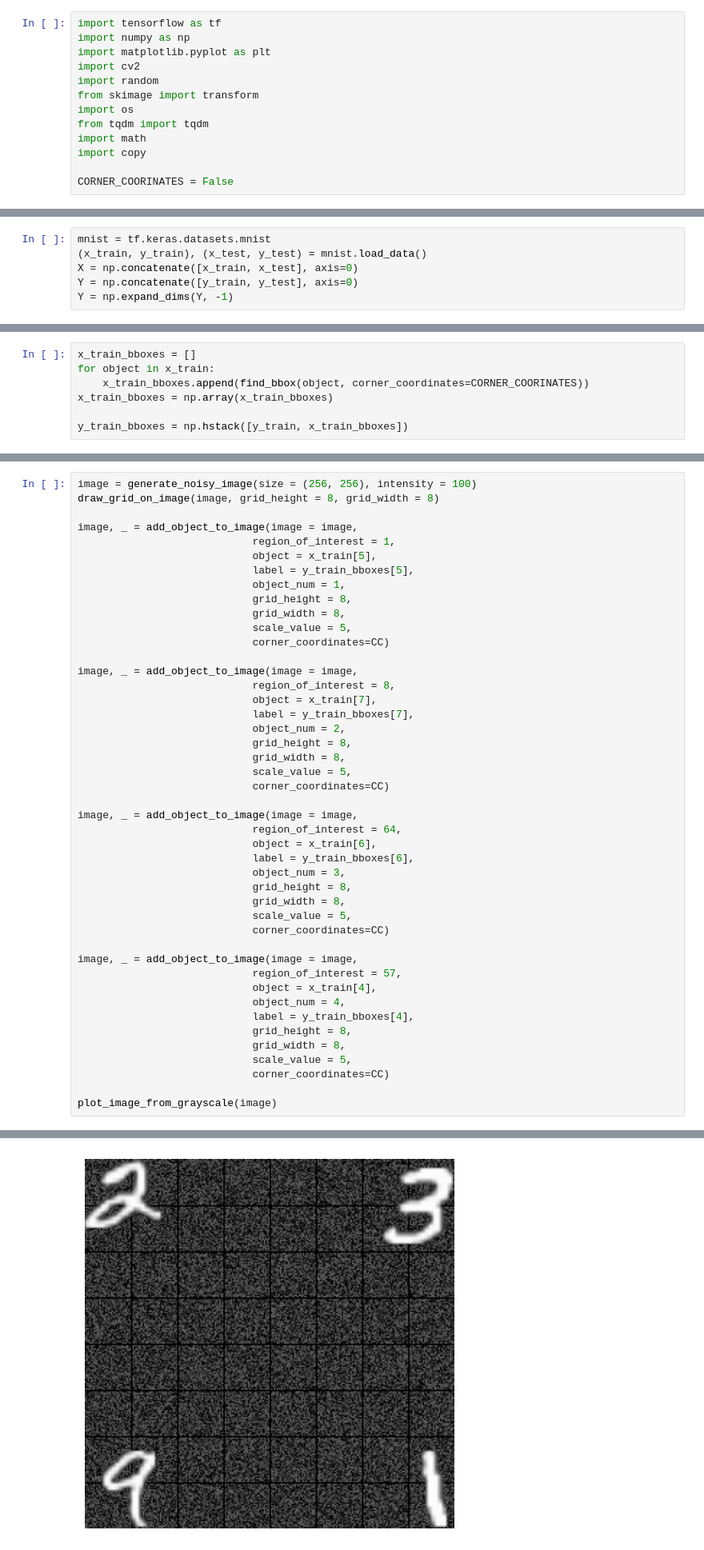
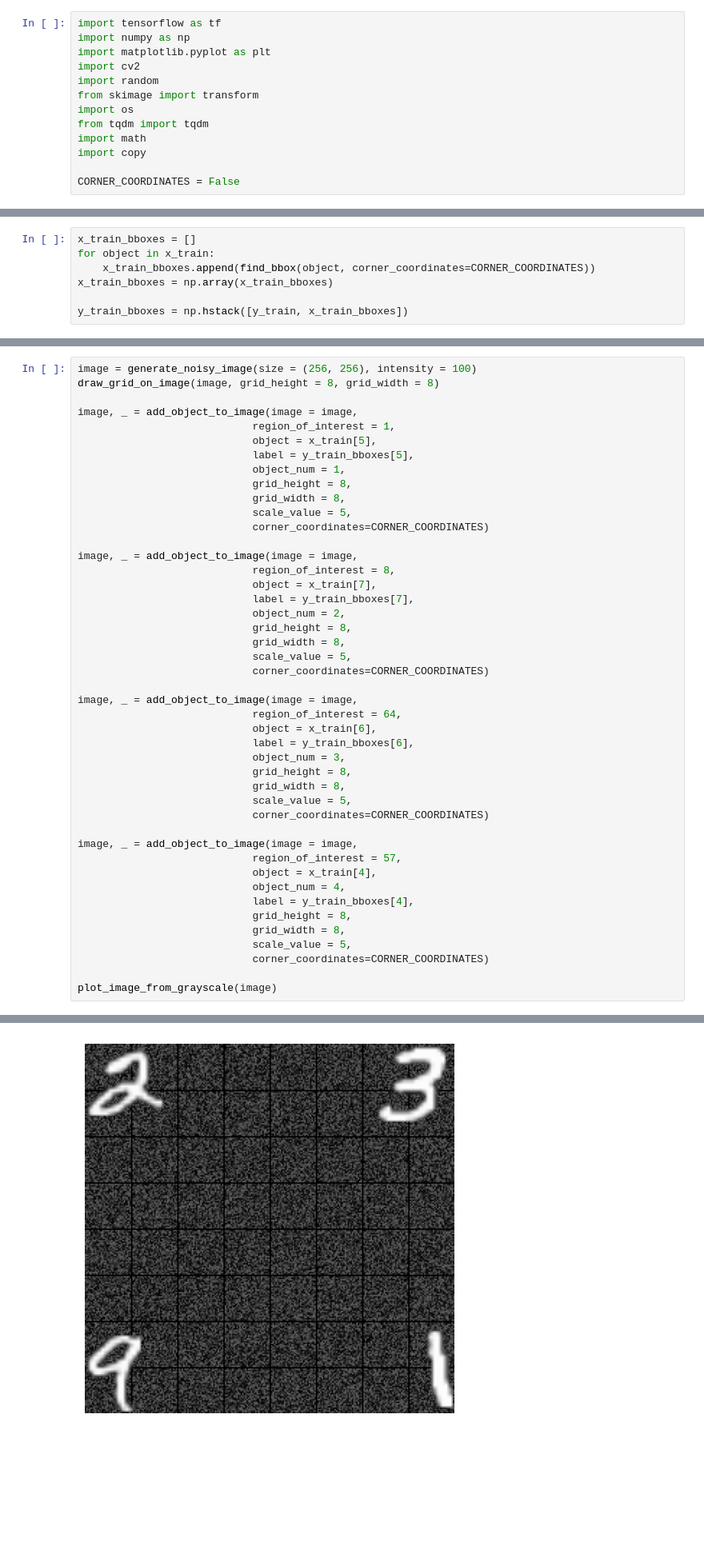
Before and after one commit to Matthew-Weisberg/MNIST_ObjectDetection_Dataset, a Jupyter notebook: MNIST Object Detection Walk Through.ipynb, the cells around one changed output, grey strips where cells are left out. Shown at 80% size. Drawn from its saved outputs; the diff is of its cells as text; blank space fills up the shorter version.

```diff
--- a/MNIST Object Detection Walk Through.ipynb
+++ b/MNIST Object Detection Walk Through.ipynb
@@ -10,7 +10,7 @@ from tqdm import tqdm
 import math
 import copy
 
-CORNER_COORINATES = False
+CORNER_COORDINATES = False
 # %%
 # Load the MNIST dataset
 mnist = tf.keras.datasets.mnist
@@ -23,9 +34,3 @@ rgb_dict_with_function = {i: (random.randint(0, 255), random.randint(0, 255), ra
-# %%
-mnist = tf.keras.datasets.mnist
-(x_train, y_train), (x_test, y_test) = mnist.load_data()
-X = np.concatenate([x_train, x_test], axis=0)
-Y = np.concatenate([y_train, y_test], axis=0)
-Y = np.expand_dims(Y, -1)
 # %%
 def to_center_coordinates(x_min, y_min, x_max, y_max):
     """
@@ -214,7 +219,7 @@ def draw_grid_on_image(image, grid_height, grid_width):
 # %%
 x_train_bboxes = []
 for object in x_train:
-    x_train_bboxes.append(find_bbox(object, corner_coordinates=CORNER_COORINATES))
+    x_train_bboxes.append(find_bbox(object, corner_coordinates=CORNER_COORDINATES))
 x_train_bboxes = np.array(x_train_bboxes)
 
 y_train_bboxes = np.hstack([y_train, x_train_bboxes])
@@ -420,42 +425,42 @@ image, _ = add_object_to_image(image = image,
                             grid_height = 8,
                             grid_width = 8,
                             scale_value = 5,
-                            corner_coordinates=CC)
+                            corner_coordinates=CORNER_COORDINATES)
 
 image, _ = add_object_to_image(image = image,
                             region_of_interest = 8,
                             object = x_train[7],
                             label = y_train_bboxes[7],
                             object_num = 2,
                             grid_height = 8,
                             grid_width = 8,
                             scale_value = 5,
-                            corner_coordinates=CC)
+                            corner_coordinates=CORNER_COORDINATES)
 
 image, _ = add_object_to_image(image = image,
                             region_of_interest = 64,
                             object = x_train[6],
                             label = y_train_bboxes[6],
                             object_num = 3,
                             grid_height = 8,
                             grid_width = 8,
                             scale_value = 5,
-                            corner_coordinates=CC)
+                            corner_coordinates=CORNER_COORDINATES)
 
 image, _ = add_object_to_image(image = image,
                             region_of_interest = 57,
                             object = x_train[4],
                             object_num = 4,
                             label = y_train_bboxes[4],
                             grid_height = 8,
                             grid_width = 8,
                             scale_value = 5,
-                            corner_coordinates=CC)
+                            corner_coordinates=CORNER_COORDINATES)
 
 plot_image_from_grayscale(image)
 # %% [output]
 [figure]
-[figure, old version]
+[figure, new version]
 # %%
 def calculate_iou(bbox1,
                   bbox2,
```
Also changed, not shown: parts of 5 cells of this notebook, 2 other files.
